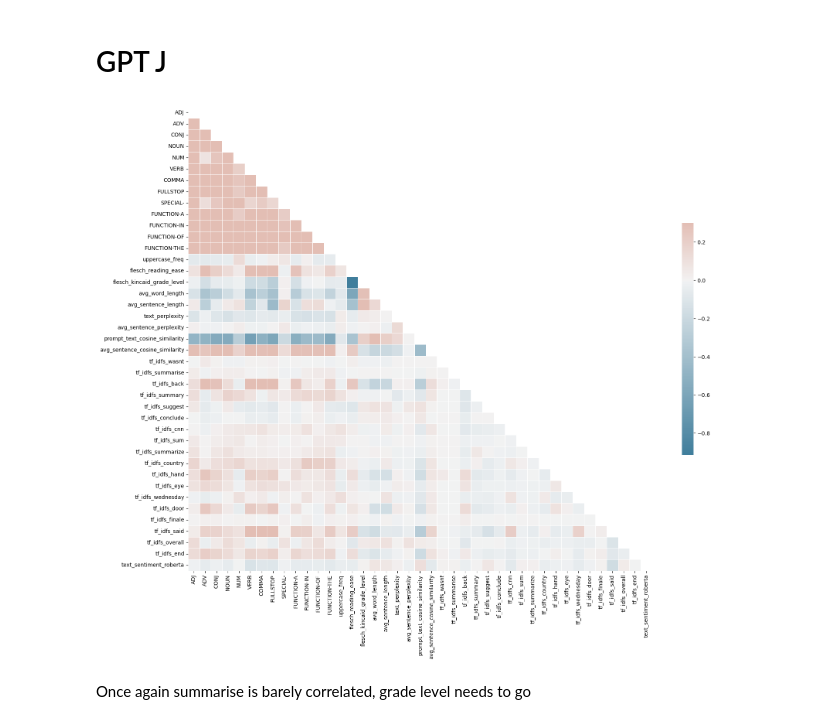
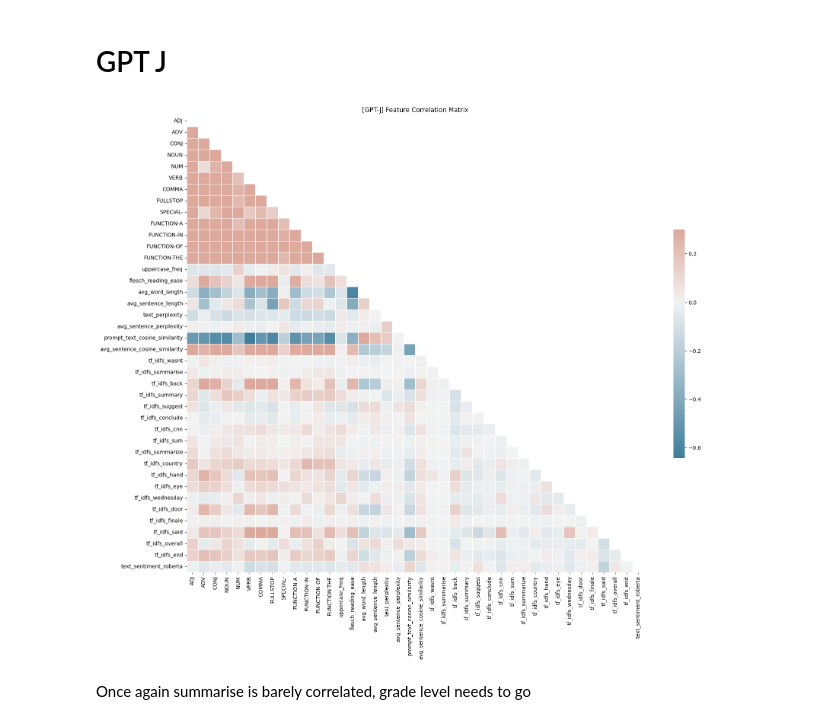
Before and after one commit to ucaba60/COMP0073, a Jupyter notebook: version_1.2/All GPT Plots.ipynb, the cells around one changed output. Cells and saved outputs as stored; diff of their text form; code cells hidden in the pictures.

```diff
--- a/version_1.2/All GPT Plots.ipynb
+++ b/version_1.2/All GPT Plots.ipynb
@@ -220,15 +224,15 @@ AVG word length with reading ease
 # GPT J
 # %%
 # specify the name of your training dataset and load your data
-training_data_name = "gpt2-large"
+training_data_name = "gpt-j1x"
 data_path = "data_matrix_gpt-j1x.csv"  # update this to your actual file path
 
 # Load the data
 X, y = load_data(data_path, training_data_name)
 # %%
-plot_correlation_matrix(X)
+plot_correlation_matrix(X,"[GPT-J] Feature Correlation Matrix")
 # %% [output]
-[figure, old version]
+[figure, new version]
 # %% [markdown]
 Once again summarise is barely correlated, grade level needs to go
 # %% [markdown]
```
Also changed, not shown: parts of 4 cells of this notebook, 27 other files.
